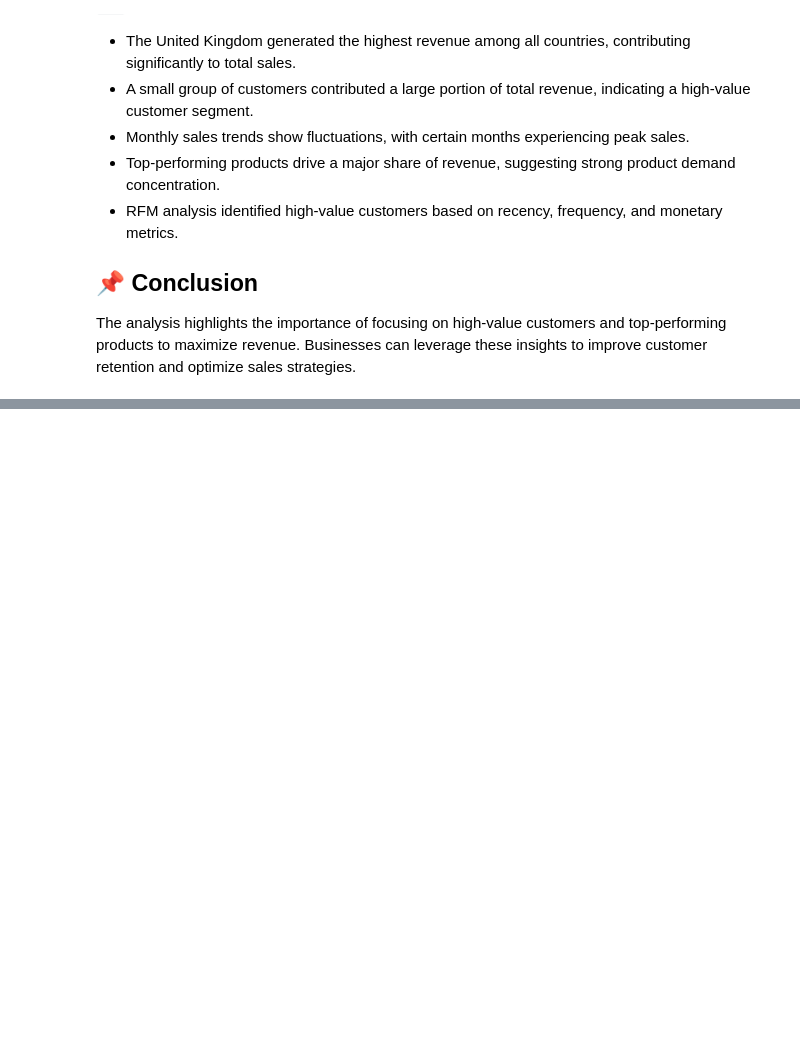
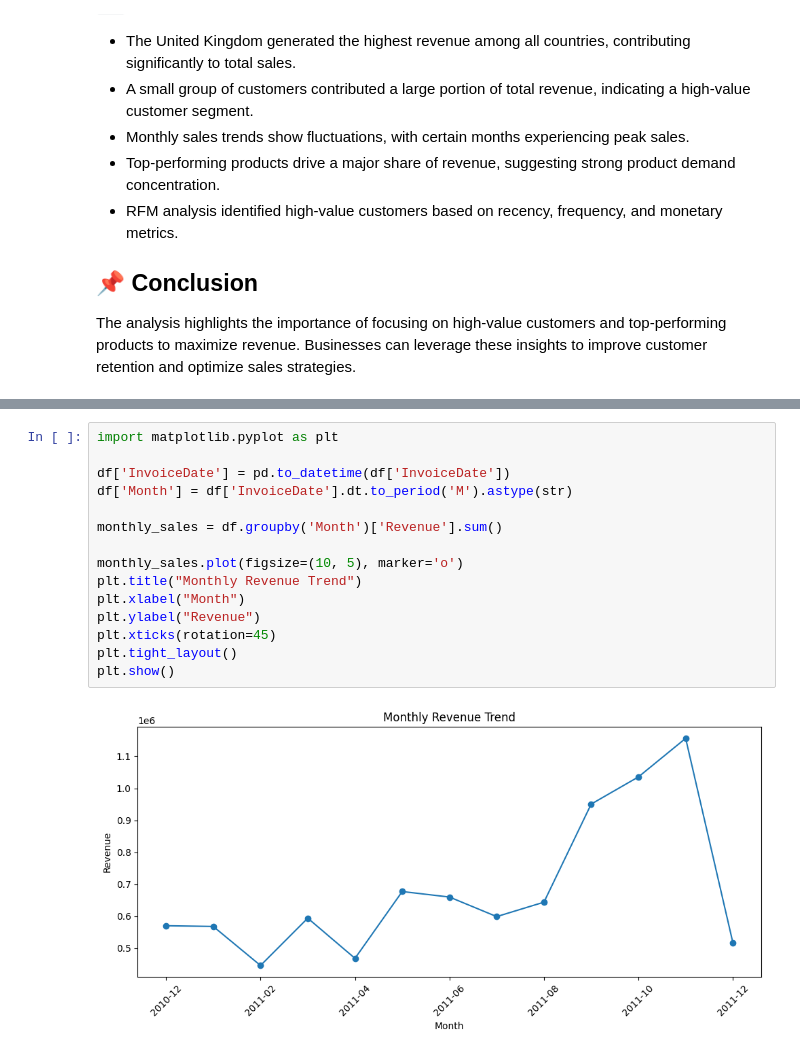
Before and after one commit to macjaybez0522-coder/ecommerce-sales-analysis, a Jupyter notebook: notebooks/analysis.ipynb, the cells around one changed output, grey strips where cells are left out. Drawn from its saved outputs; the diff is of its cells as text; blank space fills up the shorter version.

```diff
--- a/notebooks/analysis.ipynb
+++ b/notebooks/analysis.ipynb
@@ -195,0 +222,17 @@ The analysis highlights the importance of focusing on high-value customers and t
+# %%
+import matplotlib.pyplot as plt
+
+df['InvoiceDate'] = pd.to_datetime(df['InvoiceDate'])
+df['Month'] = df['InvoiceDate'].dt.to_period('M').astype(str)
+
+monthly_sales = df.groupby('Month')['Revenue'].sum()
+
+monthly_sales.plot(figsize=(10, 5), marker='o')
+plt.title("Monthly Revenue Trend")
+plt.xlabel("Month")
+plt.ylabel("Revenue")
+plt.xticks(rotation=45)
+plt.tight_layout()
+plt.show()
+# %% [output]
+[figure, added]
```
Also changed, not shown: parts of 6 cells of this notebook.
